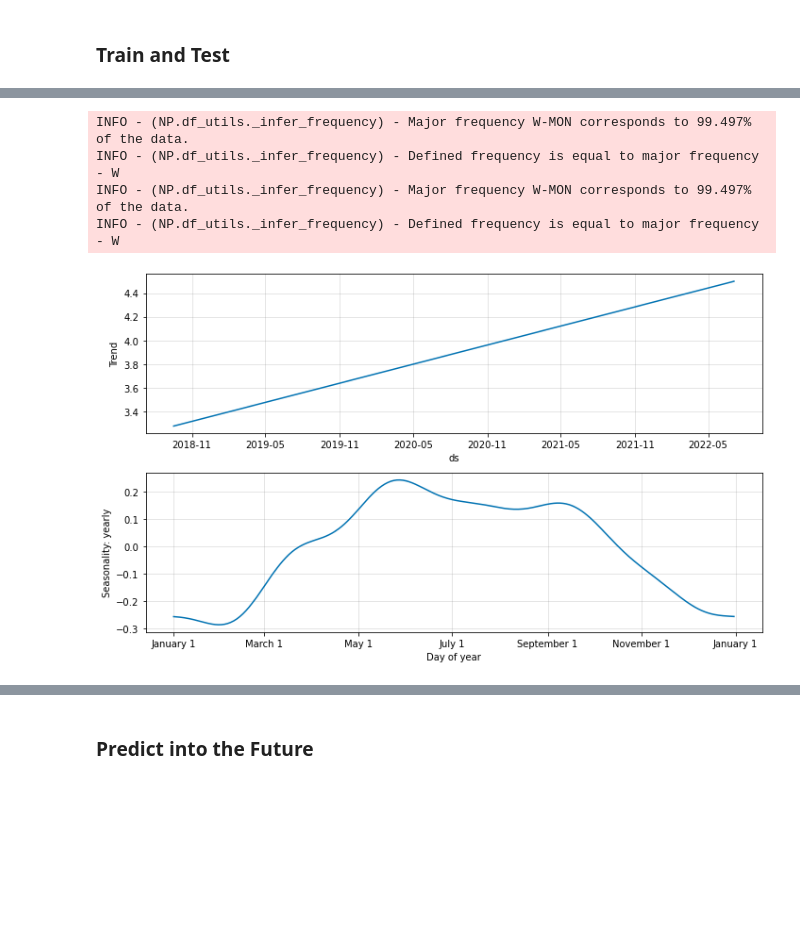
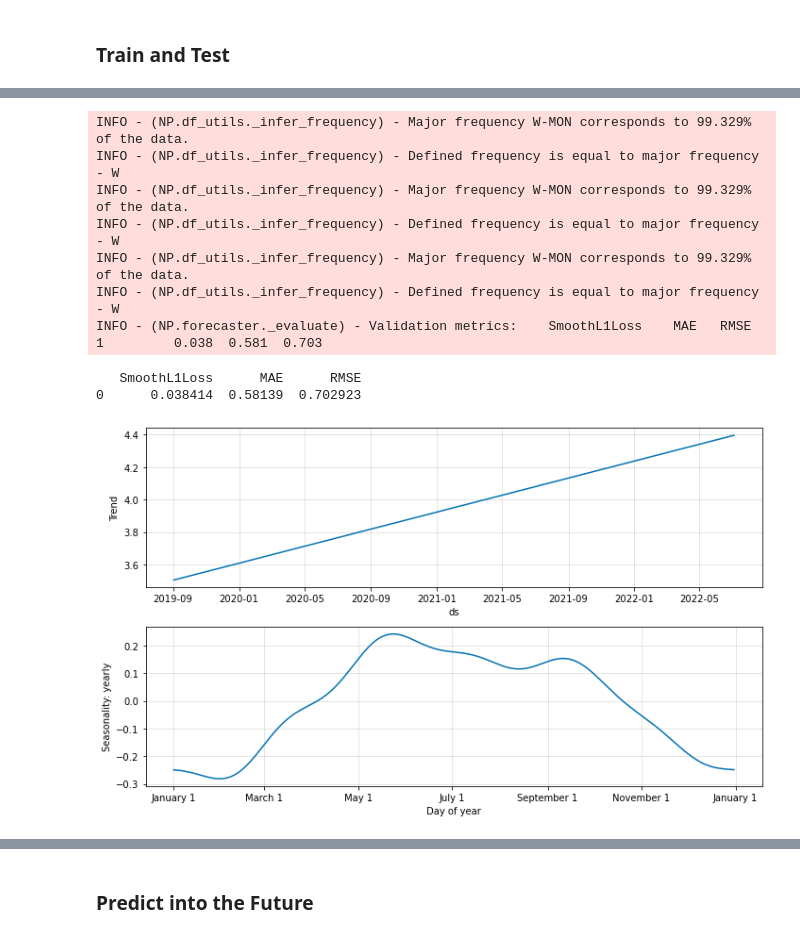
Before and after one commit to chrisprasanna/Predicting_Seattle_Gas_Prices_with_ML, a Jupyter notebook: Natural_Gas_Stock_Forecast-v4.ipynb, the cells around one changed output, grey strips where cells are left out. Saved outputs shown, nothing was run; the diff lists cells and outputs as text; code cells hidden in the pictures; blank space fills up the shorter version.

```diff
--- a/Natural_Gas_Stock_Forecast-v4.ipynb
+++ b/Natural_Gas_Stock_Forecast-v4.ipynb
@@ -674,7 +674,7 @@ params = {
 
 model = NeuralProphet(**params)
 
-df_train, df_test = model.split_df(df=df, freq="W", valid_p=0.20)
+df_train, df_test = model.split_df(df=df, freq="W", valid_p=0.15)
 
 metrics =  model.fit(df_train, freq="W", validation_df=df_test, progress="plot")
 # %% [output]
@@ -690,10 +690,19 @@ metrics.tail(1)
 # %%
 test_pred = model.predict(df_test)
 test_components = model.plot_components(test_pred)
+
+test_metrics = model.test(df_test)
+print(test_metrics)
 # %% [output]
-INFO - (NP.df_utils._infer_frequency) - Major frequency W-MON corresponds to 99.497% of the data.
+INFO - (NP.df_utils._infer_frequency) - Major frequency W-MON corresponds to 99.329% of the data.
 INFO - (NP.df_utils._infer_frequency) - Defined frequency is equal to major frequency - W
-INFO - (NP.df_utils._infer_frequency) - Major frequency W-MON corresponds to 99.497% of the data.
+INFO - (NP.df_utils._infer_frequency) - Major frequency W-MON corresponds to 99.329% of the data.
 INFO - (NP.df_utils._infer_frequency) - Defined frequency is equal to major frequency - W
+INFO - (NP.df_utils._infer_frequency) - Major frequency W-MON corresponds to 99.329% of the data.
+INFO - (NP.df_utils._infer_frequency) - Defined frequency is equal to major frequency - W
+INFO - (NP.forecaster._evaluate) - Validation metrics:    SmoothL1Loss    MAE   RMSE
+1         0.038  0.581  0.703
+   SmoothL1Loss      MAE      RMSE
+0      0.038414  0.58139  0.702923
-[figure, old version]
+[figure, new version]
 # %%
```
Also changed, not shown: parts of 19 cells of this notebook.
